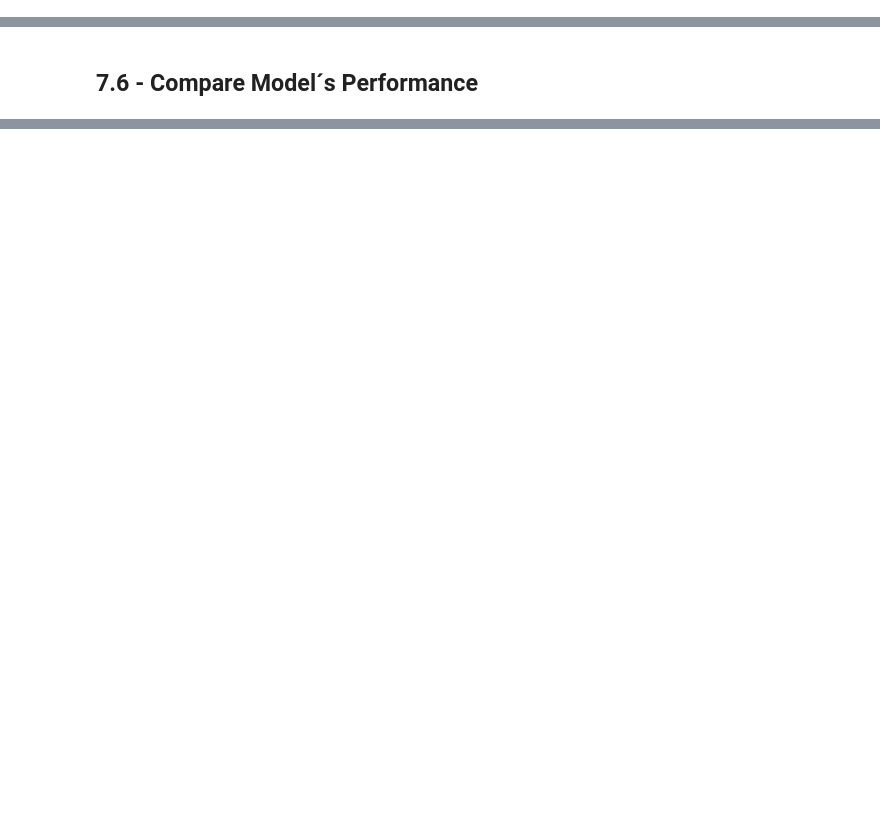
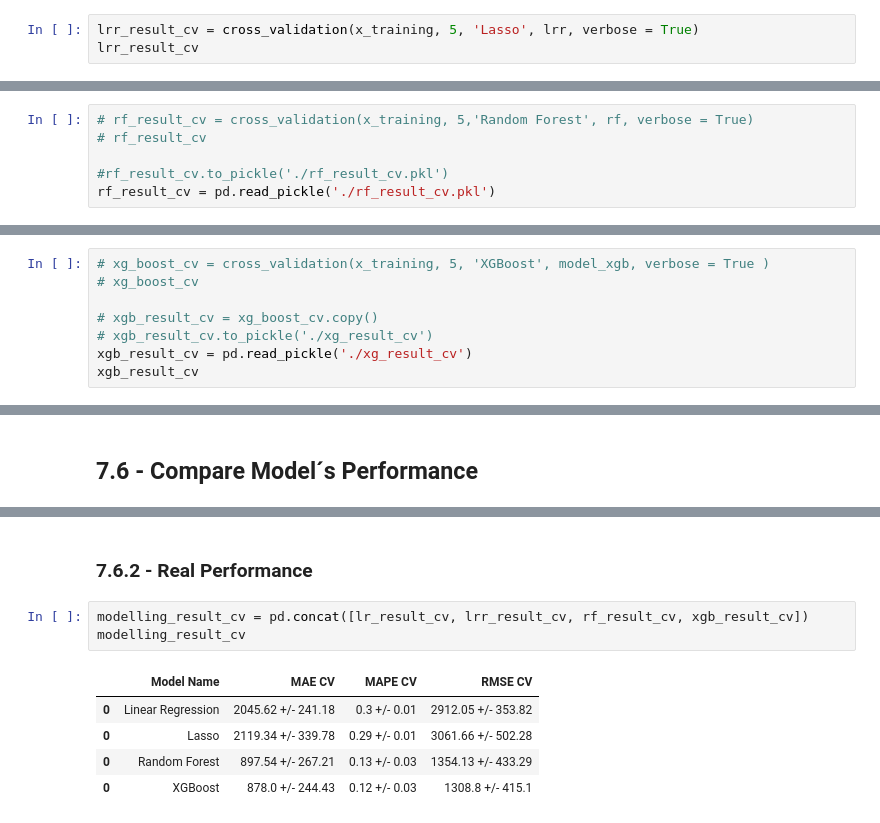
Before and after one commit to fusaa/rossmann, a Jupyter notebook: 3 - project - exploratory data analysis-Copy1.ipynb, the cells around one changed output, grey strips where cells are left out. Drawn from its saved outputs; the diff is of its cells as text; blank space fills up the shorter version.

```diff
--- a/3 - project - exploratory data analysis-Copy1.ipynb
+++ b/3 - project - exploratory data analysis-Copy1.ipynb
@@ -888,0 +938,3 @@ lrr_result
+# %%
+lrr_result_cv = cross_validation(x_training, 5, 'Lasso', lrr, verbose = True)
+lrr_result_cv
@@ -904,3 +970,9 @@ rf_result
+# %%
+# rf_result_cv = cross_validation(x_training, 5,'Random Forest', rf, verbose = True)
+# rf_result_cv
+
+#rf_result_cv.to_pickle('./rf_result_cv.pkl')
+rf_result_cv = pd.read_pickle('./rf_result_cv.pkl')
 # %% [markdown]
 ## 7.5 - XGBoost Regressor
 # %%
@@ -925,0 +1031,8 @@ xgb_result
+# %%
+# xg_boost_cv = cross_validation(x_training, 5, 'XGBoost', model_xgb, verbose = True )
+# xg_boost_cv
+
+# xgb_result_cv = xg_boost_cv.copy()
+# xgb_result_cv.to_pickle('./xg_result_cv')
+xgb_result_cv = pd.read_pickle('./xg_result_cv')
+xgb_result_cv
@@ -940,0 +1059,11 @@ modelling_results.sort_values( 'RMSE')
+# %% [markdown]
+### 7.6.2 - Real Performance
+# %%
+modelling_result_cv = pd.concat([lr_result_cv, lrr_result_cv, rf_result_cv, xgb_result_cv])
+modelling_result_cv
+# %% [output]
+|  | Model Name | MAE CV | MAPE CV | RMSE CV |
+| 0 | Linear Regression | 2045.62 +/- 241.18 | 0.3 +/- 0.01 | 2912.05 +/- 353.82 |
+| 0 | Lasso | 2119.34 +/- 339.78 | 0.29 +/- 0.01 | 3061.66 +/- 502.28 |
+| 0 | Random Forest | 897.54 +/- 267.21 | 0.13 +/- 0.03 | 1354.13 +/- 433.29 |
+| 0 | XGBoost | 878.0 +/- 244.43 | 0.12 +/- 0.03 | 1308.8 +/- 415.1 |
```
Also changed, not shown: parts of 11 cells of this notebook.
